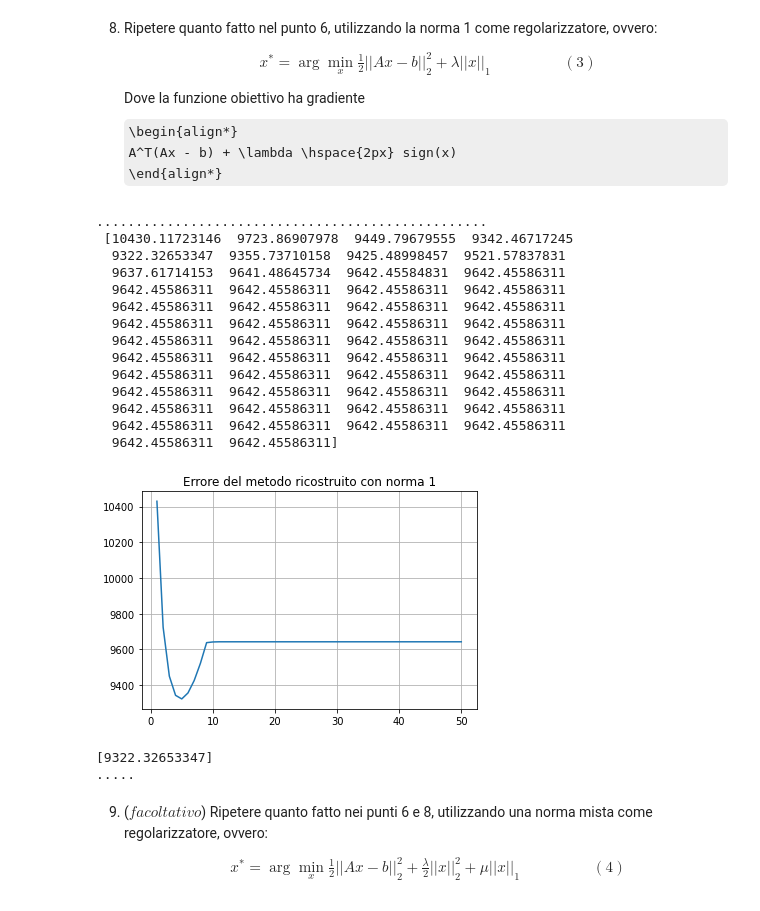
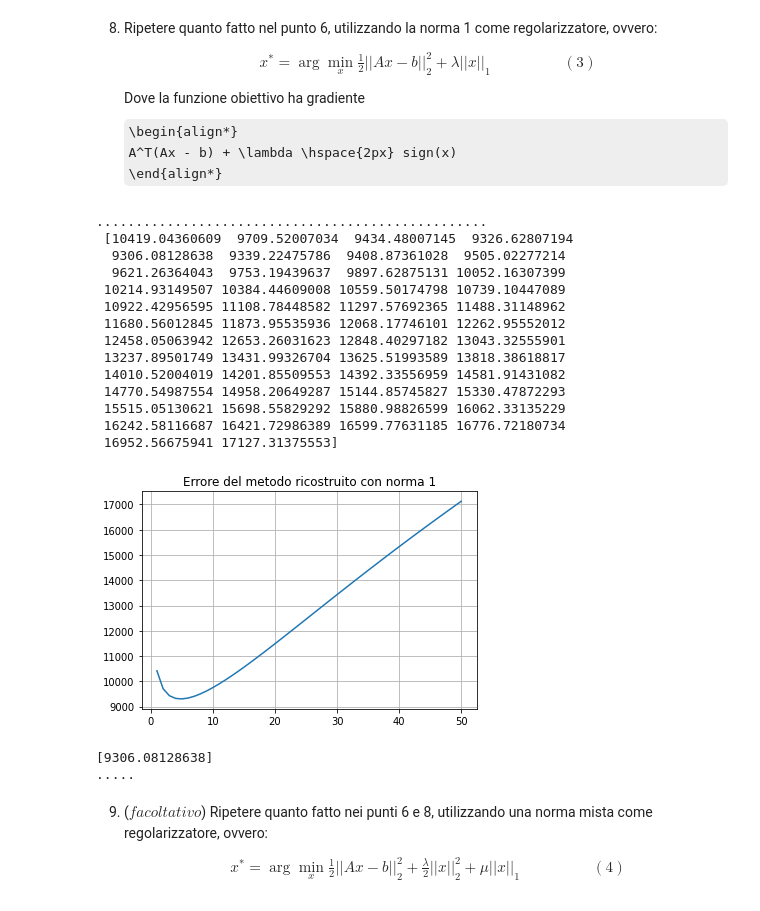
Before and after one commit to lucadonnoh/progetto-deblur, a Jupyter notebook: Progetto_Deblur_CN.ipynb, the cells around one changed output. Cells and saved outputs as stored; diff of their text form; code cells hidden in the pictures; some formulas as TeX source.

```diff
--- a/Progetto_Deblur_CN.ipynb
+++ b/Progetto_Deblur_CN.ipynb
@@ -378,7 +378,7 @@ Dove la funzione obiettivo ha gradiente
 \end{align*}
 # %%
 def f_reg_1(x, b, lamb): #
-  return 0.5*(np.linalg.norm(A(x)-b))**2 + lamb*np.linalg.norm(x, 1)**2
+  return 0.5*(np.linalg.norm(A(x)-b))**2 + lamb*np.linalg.norm(x, 1)
 
 def grad_f_reg_1(x, b, lamb):
   return AT(A(x)-b) + lamb*np.sign(x)
@@ -414,32 +414,32 @@ def minimize_reg_1(x0, x_true, b, lamb, maxit, abstop):
 # %%
 #Punto 8,  norma 1
 
-lamb = 0.025625815225418787 #lamda tramite condizione discrepanza
+lamb_1 = 0.025625815225418787 #lamda tramite condizione discrepanza
 
 (x_rec_1, ite_rec_1, err_reg_1) = minimize_reg_1(B, X, B, lamb, MAXITERATIONS, ABSOLUTE_STOP) #anche se nelle funzioni viene utilizzato 'x' viene passata 'X' ovvero la matrice dell'immagine
 print("\n", err_reg_1)
 plot(ite_rec_1, err_reg_1,"Errore del metodo ricostruito con norma 1")
 
-X_reg_index = find_x_trunc(err_reg_1)
-print(err_reg_1[X_reg_index])
-X_lambda,_,_= minimize_reg_1(B, X, B, lamb, X_reg_index+1, ABSOLUTE_STOP)
+X_reg_index_1 = find_x(err_reg_1)
+print(err_reg_1[X_reg_index_1])
+X_lambda_1,_,_= minimize_reg_1(B, X, B, lamb_1, X_reg_index_1+1, ABSOLUTE_STOP)
 # %% [output]
 ..................................................
- [10430.11723146  9723.86907978  9449.79679555  9342.46717245
-  9322.32653347  9355.73710158  9425.48998457  9521.57837831
-  9637.61714153  9641.48645734  9642.45584831  9642.45586311
-  9642.45586311  9642.45586311  9642.45586311  9642.45586311
-  9642.45586311  9642.45586311  9642.45586311  9642.45586311
-  9642.45586311  9642.45586311  9642.45586311  9642.45586311
-  9642.45586311  9642.45586311  9642.45586311  9642.45586311
-  9642.45586311  9642.45586311  9642.45586311  9642.45586311
-  9642.45586311  9642.45586311  9642.45586311  9642.45586311
-  9642.45586311  9642.45586311  9642.45586311  9642.45586311
-  9642.45586311  9642.45586311  9642.45586311  9642.45586311
-  9642.45586311  9642.45586311  9642.45586311  9642.45586311
-  9642.45586311  9642.45586311]
+ [10419.04360609  9709.52007034  9434.48007145  9326.62807194
+  9306.08128638  9339.22475786  9408.87361028  9505.02277214
+  9621.26364043  9753.19439637  9897.62875131 10052.16307399
+ 10214.93149507 10384.44609008 10559.50174798 10739.10447089
+ 10922.42956595 11108.78448582 11297.57692365 11488.31148962
+ 11680.56012845 11873.95535936 12068.17746101 12262.95552012
+ 12458.05063942 12653.26031623 12848.40297182 13043.32555901
+ 13237.89501749 13431.99326704 13625.51993589 13818.38618817
+ 14010.52004019 14201.85509553 14392.33556959 14581.91431082
+ 14770.54987554 14958.20649287 15144.85745827 15330.47872293
+ 15515.05130621 15698.55829292 15880.98826599 16062.33135229
+ 16242.58116687 16421.72986389 16599.77631185 16776.72180734
+ 16952.56675941 17127.31375553]
-[figure, old version]
+[figure, new version]
-[9322.32653347]
+[9306.08128638]
 .....
 # %% [markdown]
 9. ($\textit{facoltativo}$) Ripetere quanto fatto nei punti 6 e 8, utilizzando una norma mista come regolarizzatore, ovvero:
```
Also changed, not shown: parts of 7 cells of this notebook.
